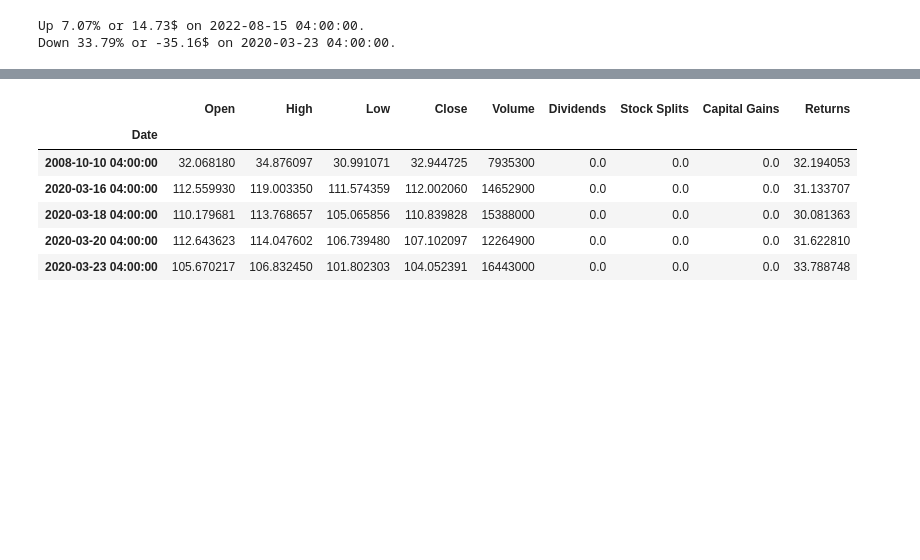
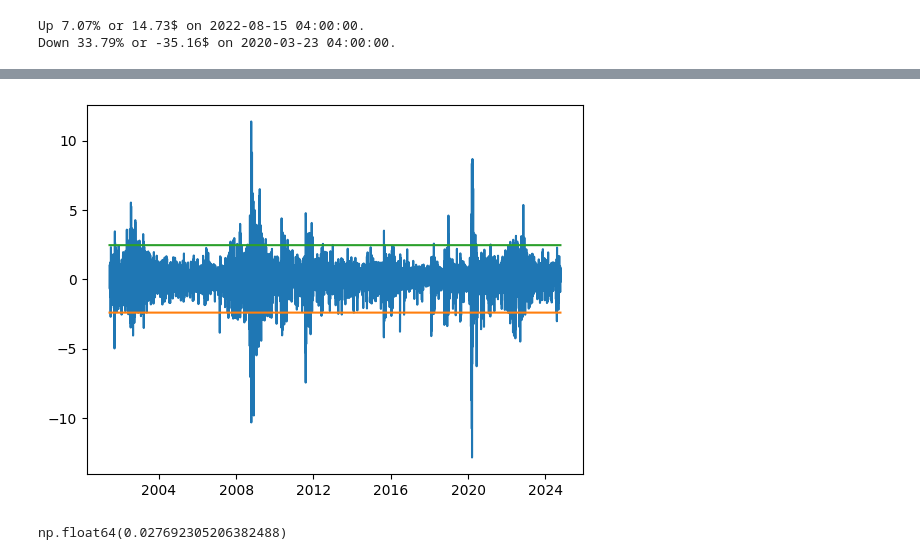
Before and after one commit to anselm67/Portfolio, a Jupyter notebook: Stuff.ipynb, the cells around one changed output, grey strips where cells are left out. Cells and saved outputs as stored; diff of their text form; code cells hidden in the pictures; blank space fills up the shorter version.

Commit message:
Work on cycle detection - inconclusive.

```diff
--- a/Stuff.ipynb
+++ b/Stuff.ipynb
@@ -110,18 +108,17 @@ plt.show()
-# %%
-def cycle_count():
-    roll = h.rolling(window=30).mean()
-    change = 100.0 * (roll.Close - h.Close) / h.Close
-    change = change.rename('Returns')
-    return h.copy().join(change)
-
-c = cycle_count()
-c = c[c.Returns.notna()]
-c[c.Returns > 30.0]
-# %% [output]
-|  | Open | High | Low | Close | Volume | Dividends | Stock Splits | Capital Gains | Returns |
-| Date |  |  |  |  |  |  |  |  |  |
-| 2008-10-10 04:00:00 | 32.068180 | 34.876097 | 30.991071 | 32.944725 | 7935300 | 0.0 | 0.0 | 0.0 | 32.194053 |
-| 2020-03-16 04:00:00 | 112.559930 | 119.003350 | 111.574359 | 112.002060 | 14652900 | 0.0 | 0.0 | 0.0 | 31.133707 |
-| 2020-03-18 04:00:00 | 110.179681 | 113.768657 | 105.065856 | 110.839828 | 15388000 | 0.0 | 0.0 | 0.0 | 30.081363 |
-| 2020-03-20 04:00:00 | 112.643623 | 114.047602 | 106.739480 | 107.102097 | 12264900 | 0.0 | 0.0 | 0.0 | 31.622810 |
-| 2020-03-23 04:00:00 | 105.670217 | 106.832450 | 101.802303 | 104.052391 | 16443000 | 0.0 | 0.0 | 0.0 | 33.788748 |
+# %%
+def cycle_count():
+    change = 100.0 * (h.Close - h.shift(1).Close) / h.Close
+    return h.copy().join(change.rename('Change'))
+
+x = cycle_count()
+minstd = x.Change.mean() - 2 * x.Change.std()
+maxstd = x.Change.mean() + 2 * x.Change.std()
+plt.plot(x.index, x.Change,
+         x.index, np.repeat(minstd, len(x)),
+         x.index, np.repeat(maxstd, len(x)))
+plt.show()
+
+x.Change.mean()
+# %% [output]
+[figure, added]
+np.float64(0.027692305206382488)
```
Also changed, not shown: parts of 5 cells of this notebook.
